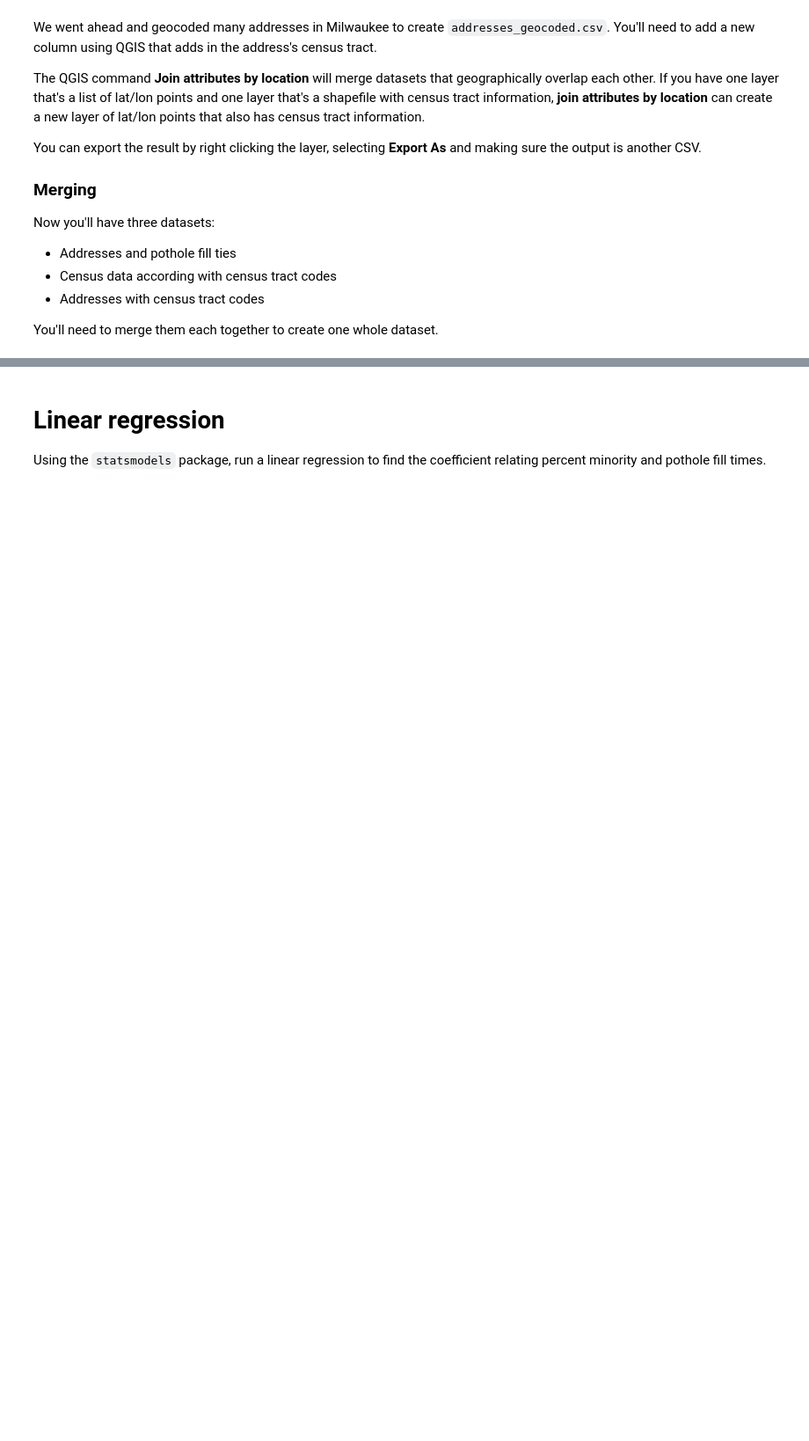
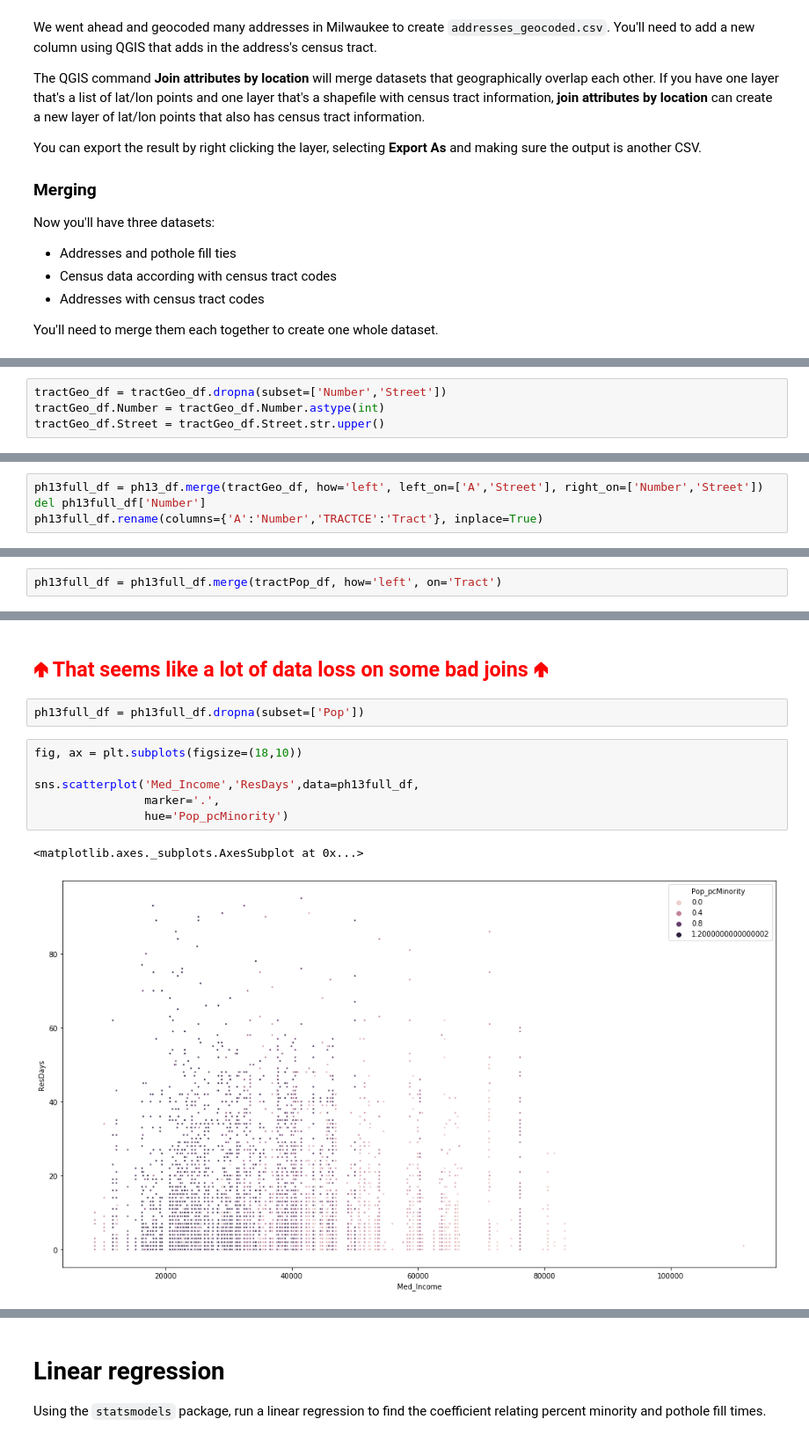
Before and after one commit to domhnallog/class_col_algorithms, a Jupyter notebook: 02-homework/02-homework-pt2-odonnchadha.ipynb, the cells around one changed output, grey strips where cells are left out. Shown at 88% size. Cells and saved outputs as stored; diff of their text form; blank space fills up the shorter version.

```diff
--- a/02-homework/02-homework-pt2-odonnchadha.ipynb
+++ b/02-homework/02-homework-pt2-odonnchadha.ipynb
@@ -300,0 +312,4 @@ You'll need to merge them each together to create one whole dataset.
+# %%
+tractGeo_df = tractGeo_df.dropna(subset=['Number','Street'])
+tractGeo_df.Number = tractGeo_df.Number.astype(int)
+tractGeo_df.Street = tractGeo_df.Street.str.upper()
@@ -300,0 +325,4 @@ You'll need to merge them each together to create one whole dataset.
+# %%
+ph13full_df = ph13_df.merge(tractGeo_df, how='left', left_on=['A','Street'], right_on=['Number','Street'])
+del ph13full_df['Number']
+ph13full_df.rename(columns={'A':'Number','TRACTCE':'Tract'}, inplace=True)
@@ -300,0 +351,2 @@ You'll need to merge them each together to create one whole dataset.
+# %%
+ph13full_df = ph13full_df.merge(tractPop_df, how='left', on='Tract')
@@ -300,0 +373,13 @@ You'll need to merge them each together to create one whole dataset.
+# %% [markdown]
+##  <span style="color:red"> 🢁 That seems like a lot of data loss on some bad joins 🢁 </span>
+# %%
+ph13full_df = ph13full_df.dropna(subset=['Pop'])
+# %%
+fig, ax = plt.subplots(figsize=(18,10))
+
+sns.scatterplot('Med_Income','ResDays',data=ph13full_df,
+                marker='.',
+                hue='Pop_pcMinority')
+# %% [output]
+<matplotlib.axes._subplots.AxesSubplot at 0x...>
+[figure, added]
```
Also changed, not shown: parts of 16 cells of this notebook, 4 other files.
